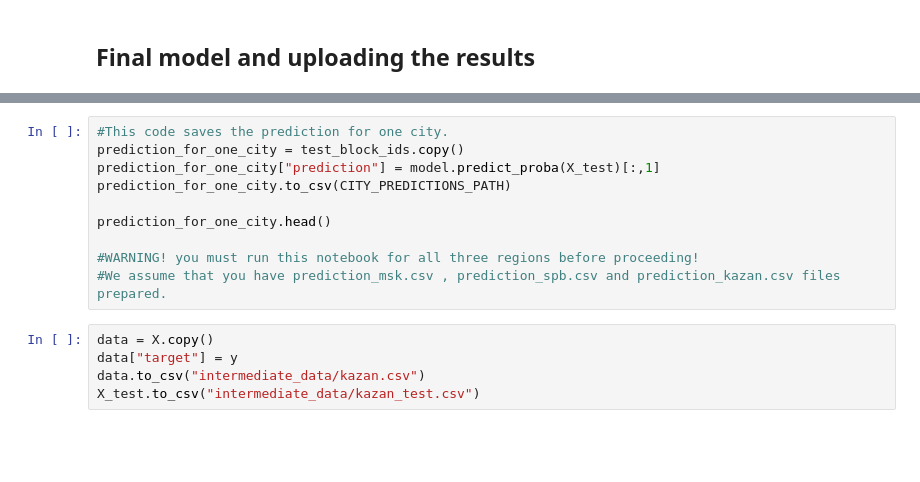
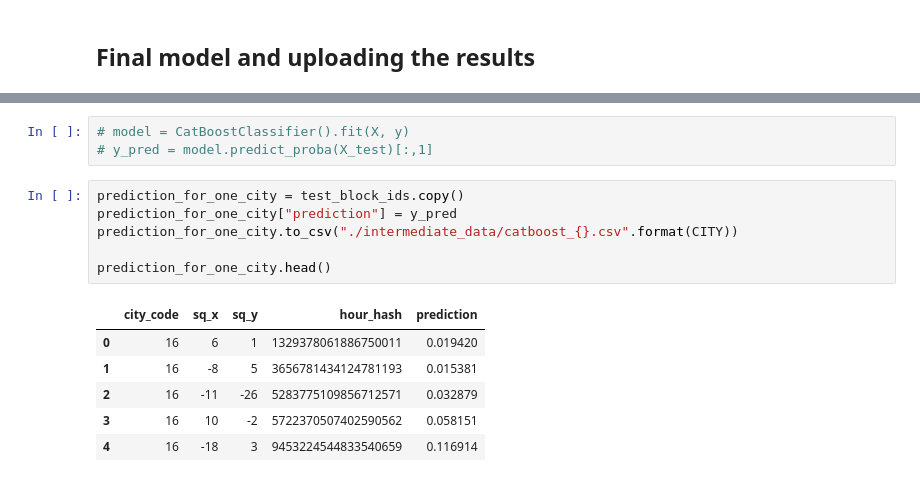
Before and after one commit to karfly/yandex_weather_hackathon, a Jupyter notebook: catboost_kazan.ipynb, the cells around one changed output, grey strips where cells are left out. Saved outputs shown, nothing was run; the diff lists cells and outputs as text; blank space fills up the shorter version.

```diff
--- a/catboost_kazan.ipynb
+++ b/catboost_kazan.ipynb
@@ -109,15 +148,16 @@ y_pred = stas_xgb(X, y, X_test)
-# %%
-#This code saves the prediction for one city.
-prediction_for_one_city = test_block_ids.copy()
-prediction_for_one_city["prediction"] = model.predict_proba(X_test)[:,1]
-prediction_for_one_city.to_csv(CITY_PREDICTIONS_PATH)
-
-prediction_for_one_city.head()
-
-#WARNING! you must run this notebook for all three regions before proceeding!
-#We assume that you have prediction_msk.csv , prediction_spb.csv and prediction_kazan.csv files prepared.
-# %%
-data = X.copy()
-data["target"] = y
-data.to_csv("intermediate_data/kazan.csv")
-X_test.to_csv("intermediate_data/kazan_test.csv")
+# %%
+# model = CatBoostClassifier().fit(X, y)
+# y_pred = model.predict_proba(X_test)[:,1]
+# %%
+prediction_for_one_city = test_block_ids.copy()
+prediction_for_one_city["prediction"] = y_pred
+prediction_for_one_city.to_csv("./intermediate_data/catboost_{}.csv".format(CITY))
+
+prediction_for_one_city.head()
+# %% [output]
+|  | city_code | sq_x | sq_y | hour_hash | prediction |
+| 0 | 16 | 6 | 1 | 1329378061886750011 | 0.019420 |
+| 1 | 16 | -8 | 5 | 3656781434124781193 | 0.015381 |
+| 2 | 16 | -11 | -26 | 5283775109856712571 | 0.032879 |
+| 3 | 16 | 10 | -2 | 5722370507402590562 | 0.058151 |
+| 4 | 16 | -18 | 3 | 9453224544833540659 | 0.116914 |
```
Also changed, not shown: parts of 21 cells of this notebook, 7 other files.
